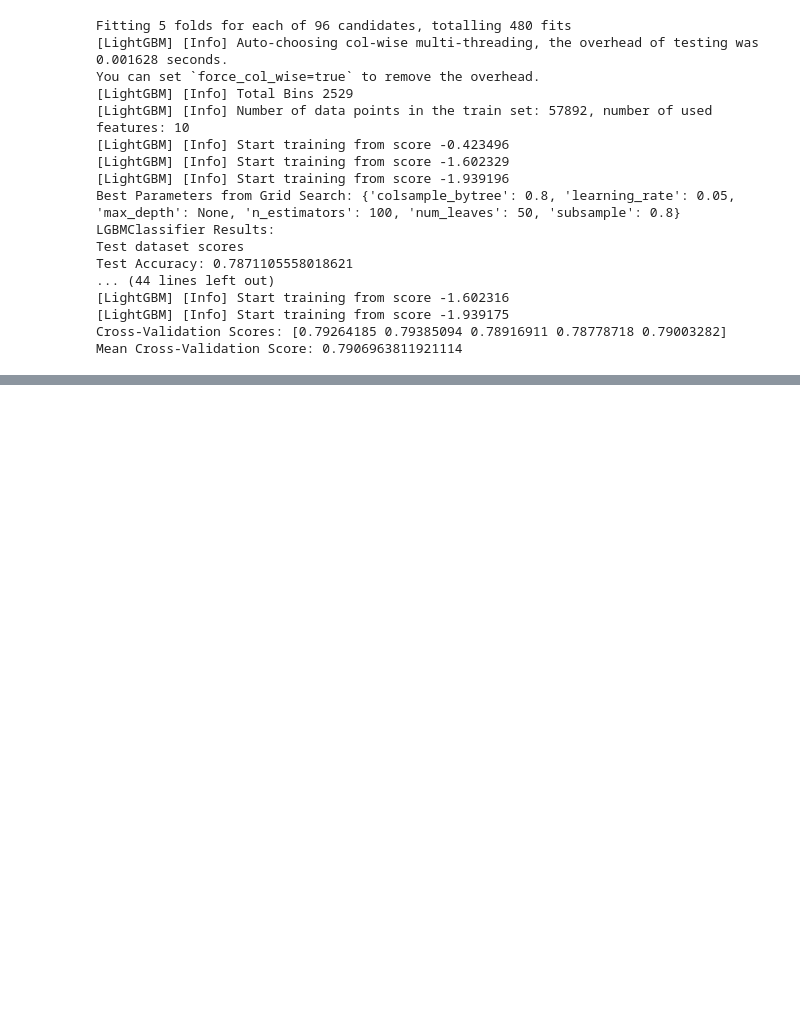
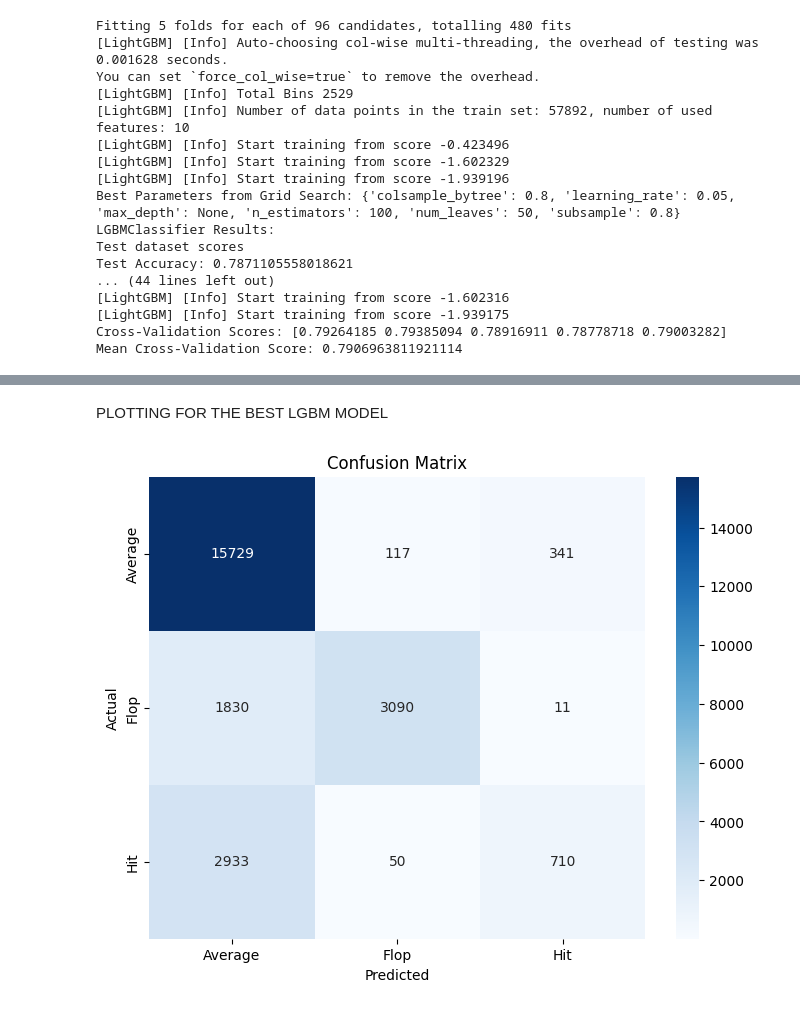
Before and after one commit to Jaagss/Movie_Success_Prediction, a Jupyter notebook: second.ipynb, the cells around one changed output, grey strips where cells are left out. Drawn from its saved outputs; the diff is of its cells as text; code cells hidden in the pictures; blank space fills up the shorter version.

```diff
--- a/second.ipynb
+++ b/second.ipynb
@@ -1295,0 +1356,21 @@ Mean Cross-Validation Score: 0.7906963811921114
+# %% [markdown]
+PLOTTING FOR THE BEST LGBM MODEL
+# %%
+import seaborn as sns
+from sklearn.metrics import confusion_matrix
+
+cm = confusion_matrix(new_y_test, y_pred_test_lgbm)
+
+plt.figure(figsize=(8, 6))
+sns.heatmap(cm, annot=True, fmt='d', cmap='Blues', xticklabels=label_encoder.classes_, yticklabels=label_encoder.classes_)
+plt.title("Confusion Matrix")
+plt.xlabel("Predicted")
+plt.ylabel("Actual")
+plt.show()
+
+# Since, the diagonal blocks represent the correct predictions, we can see that the model is performing
+# well for the Average category, but not so well for the Hit and Flop categories.
+# This can be happen because of the imbalance in the dataset,
+# where the Average category has more instances compared to the Hit and Flop categories.
+# %% [output]
+[figure, added]
```
Also changed, not shown: parts of 6 cells of this notebook, 1 other file.
